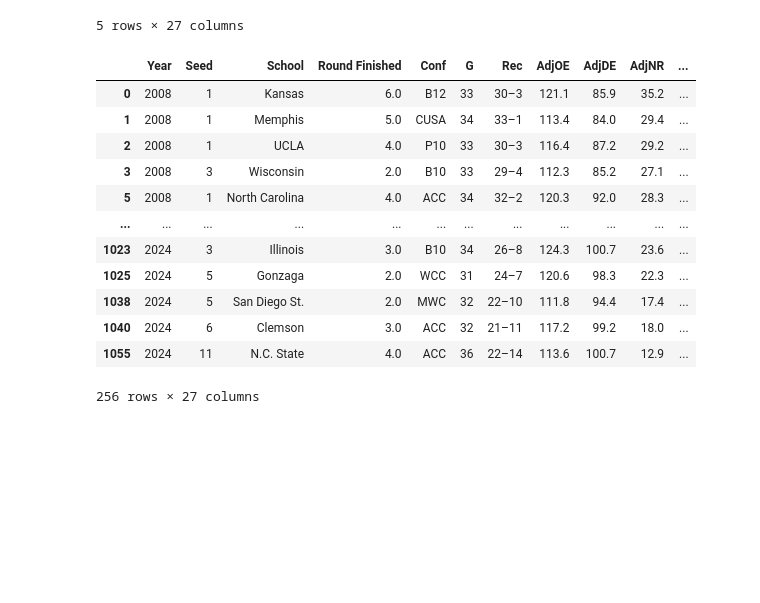
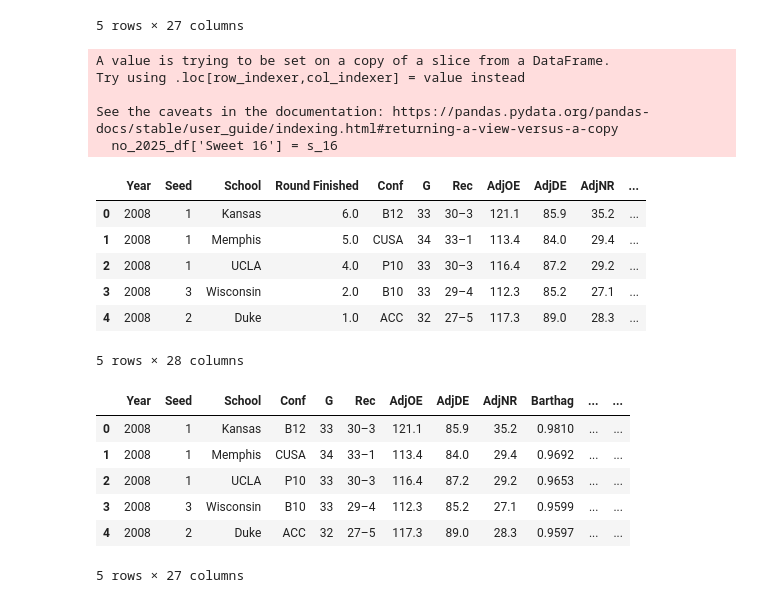
Before and after one commit to makennavick/march-madness-project, a Jupyter notebook: Logistic_Regression_model.ipynb, the cells around one changed output. Cells and saved outputs as stored; diff of their text form; code cells hidden in the pictures; blank space fills up the shorter version.

```diff
--- a/Logistic_Regression_model.ipynb
+++ b/Logistic_Regression_model.ipynb
@@ -28,19 +28,37 @@ copy_df = bracket_df.copy()
 #Create New Dataframe for all years except 2025
 no_2025_df = copy_df.loc[(copy_df["Year"] != 2025)]
 # %%
-#Set Round Finished to Sweet Sixteen (2)
-s_16_df = no_2025_df[no_2025_df['Round Finished'] >= 2]
+#Use list comprehension to create Sweet 16 values
+
+s_16 = [1 if x >= 2 else 0 for x in no_2025_df['Round Finished']]
+
+#Assign list to column
+no_2025_df['Sweet 16'] = s_16
+#Show Dataframe
+no_2025_df.head()
 # %% [output]
+A value is trying to be set on a copy of a slice from a DataFrame.
+Try using .loc[row_indexer,col_indexer] = value instead
+
+See the caveats in the documentation: https://pandas.pydata.org/pandas-docs/stable/user_guide/indexing.html#returning-a-view-versus-a-copy
+  no_2025_df['Sweet 16'] = s_16
 |  | Year | Seed | School | Round Finished | Conf | G | Rec | AdjOE | AdjDE | AdjNR | ... |
 | 0 | 2008 | 1 | Kansas | 6.0 | B12 | 33 | 30–3 | 121.1 | 85.9 | 35.2 | ... |
 | 1 | 2008 | 1 | Memphis | 5.0 | CUSA | 34 | 33–1 | 113.4 | 84.0 | 29.4 | ... |
 | 2 | 2008 | 1 | UCLA | 4.0 | P10 | 33 | 30–3 | 116.4 | 87.2 | 29.2 | ... |
 | 3 | 2008 | 3 | Wisconsin | 2.0 | B10 | 33 | 29–4 | 112.3 | 85.2 | 27.1 | ... |
-| 5 | 2008 | 1 | North Carolina | 4.0 | ACC | 34 | 32–2 | 120.3 | 92.0 | 28.3 | ... |
-| ... | ... | ... | ... | ... | ... | ... | ... | ... | ... | ... | ... |
-| 1023 | 2024 | 3 | Illinois | 3.0 | B10 | 34 | 26–8 | 124.3 | 100.7 | 23.6 | ... |
-| 1025 | 2024 | 5 | Gonzaga | 2.0 | WCC | 31 | 24–7 | 120.6 | 98.3 | 22.3 | ... |
-| 1038 | 2024 | 5 | San Diego St. | 2.0 | MWC | 32 | 22–10 | 111.8 | 94.4 | 17.4 | ... |
-| 1040 | 2024 | 6 | Clemson | 3.0 | ACC | 32 | 21–11 | 117.2 | 99.2 | 18.0 | ... |
-| 1055 | 2024 | 11 | N.C. State | 4.0 | ACC | 36 | 22–14 | 113.6 | 100.7 | 12.9 | ... |
+| 4 | 2008 | 2 | Duke | 1.0 | ACC | 32 | 27–5 | 117.3 | 89.0 | 28.3 | ... |
-256 rows × 27 columns
+5 rows × 28 columns
+# %%
+#Drop Round Finished from DataFrame
+sweet_16_df = no_2025_df.drop(columns='Round Finished')
+
+sweet_16_df.head()
+# %% [output]
+|  | Year | Seed | School | Conf | G | Rec | AdjOE | AdjDE | AdjNR | Barthag | ... | ... |
+| 0 | 2008 | 1 | Kansas | B12 | 33 | 30–3 | 121.1 | 85.9 | 35.2 | 0.9810 | ... | ... |
+| 1 | 2008 | 1 | Memphis | CUSA | 34 | 33–1 | 113.4 | 84.0 | 29.4 | 0.9692 | ... | ... |
+| 2 | 2008 | 1 | UCLA | P10 | 33 | 30–3 | 116.4 | 87.2 | 29.2 | 0.9653 | ... | ... |
+| 3 | 2008 | 3 | Wisconsin | B10 | 33 | 29–4 | 112.3 | 85.2 | 27.1 | 0.9599 | ... | ... |
+| 4 | 2008 | 2 | Duke | ACC | 32 | 27–5 | 117.3 | 89.0 | 28.3 | 0.9597 | ... | ... |
+5 rows × 27 columns
```
Also changed, not shown: parts of 10 cells of this notebook, 2 other files.
